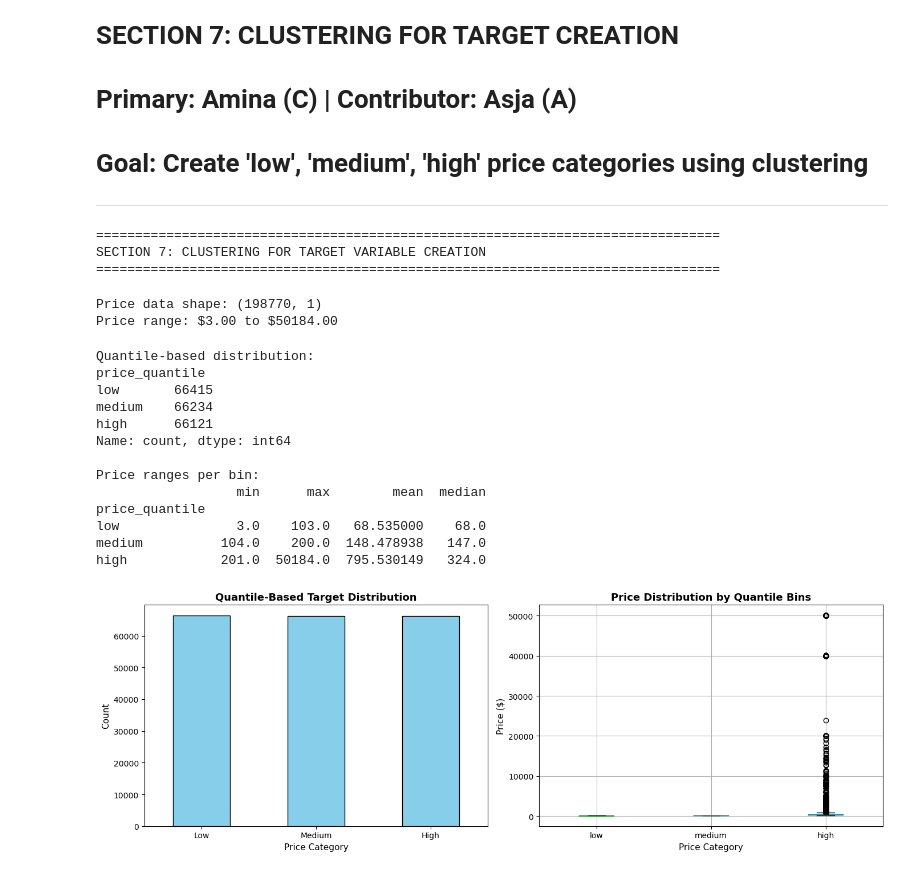
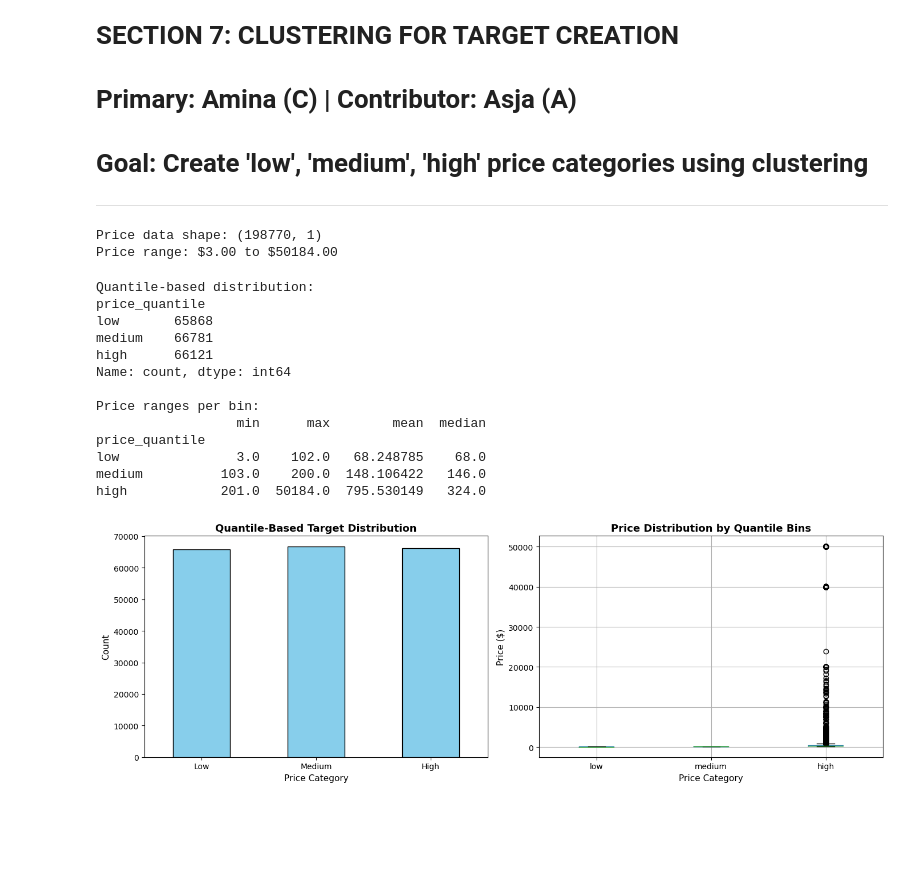
Before and after one commit to aminahrr/AirBnB-ML-project, a Jupyter notebook: notebooks/01_data_preprocessing.ipynb, the cells around one changed output. Cells and saved outputs as stored; diff of their text form; code cells hidden in the pictures; blank space fills up the shorter version.

Commit message:
finalized target and encoded it
please read the end note. ima cells (kod za target model selection i notes) that i suggest to delete. y_train_encoded je nas target

```diff
--- a/notebooks/01_data_preprocessing.ipynb
+++ b/notebooks/01_data_preprocessing.ipynb
@@ -1354,19 +1363,6 @@ ______________________________________________________________________________
 # Primary: Amina (C) | Contributor: Asja (A)
 # Goal: Create 'low', 'medium', 'high' price categories using clustering
 ______________________________________________________________________________
-# %%
-from sklearn.cluster import KMeans
-from sklearn.mixture import GaussianMixture
-from sklearn.preprocessing import StandardScaler
-from sklearn.metrics import silhouette_score, davies_bouldin_score
-
-print("\n" + "="*80)
-print("SECTION 7: CLUSTERING FOR TARGET VARIABLE CREATION")
-print("="*80)
-# %% [output]
-================================================================================
-SECTION 7: CLUSTERING FOR TARGET VARIABLE CREATION
-================================================================================
 # %%
 # 7.1 Prepare Price Data for Clustering
 
@@ -1385,7 +1381,17 @@ Price range: $3.00 to $50184.00
 # 7.2 Method 1: Quantile-Based Binning (Baseline)
 
 # Create 3 bins using quantiles (33%, 66%)
-df_train['price_quantile'] = pd.qcut(df_train['price'], q=3, labels=['low', 'medium', 'high'])
+q1, q2 = df_train['price'].quantile([0.33, 0.66])
+
+bins = [-float('inf'), q1, q2, float('inf')]
+labels = ['low', 'medium', 'high']
+
+df_train['price_quantile'] = pd.cut(
+    df_train['price'],
+    bins=bins,
+    labels=labels
+)
+
 
 print("\nQuantile-based distribution:")
 print(df_train['price_quantile'].value_counts().sort_index())
@@ -1394,38 +1400,38 @@ print(df_train.groupby('price_quantile')['price'].agg(['min', 'max', 'mean', 'me
 
 # Visualize
 fig, axes = plt.subplots(1, 2, figsize=(14, 5))
 
 # Distribution
 df_train['price_quantile'].value_counts().sort_index().plot(kind='bar', ax=axes[0],
                                                               color='skyblue', edgecolor='black')
 axes[0].set_title('Quantile-Based Target Distribution', fontsize=13, fontweight='bold')
 axes[0].set_xlabel('Price Category', fontsize=11)
 axes[0].set_ylabel('Count', fontsize=11)
 axes[0].set_xticklabels(['Low', 'Medium', 'High'], rotation=0)
 
 # Box plot
 df_train.boxplot(column='price', by='price_quantile', ax=axes[1])
 axes[1].set_title('Price Distribution by Quantile Bins', fontsize=13, fontweight='bold')
 axes[1].set_xlabel('Price Category', fontsize=11)
 axes[1].set_ylabel('Price ($)', fontsize=11)
 plt.suptitle('')
 plt.tight_layout()
 plt.show()
 # %% [output]
 Quantile-based distribution:
 price_quantile
-low       66415
-medium    66234
+low       65868
+medium    66781
 high      66121
 Name: count, dtype: int64
 
 Price ranges per bin:
                   min      max        mean  median
 price_quantile
-low               3.0    103.0   68.535000    68.0
-medium          104.0    200.0  148.478938   147.0
+low               3.0    102.0   68.248785    68.0
+medium          103.0    200.0  148.106422   146.0
 high            201.0  50184.0  795.530149   324.0
-[figure, old version]
+[figure, new version]
 # %%
 # 7.3 Method 2: KMeans Clustering
 
```
Also changed, not shown: parts of 22 cells of this notebook.
